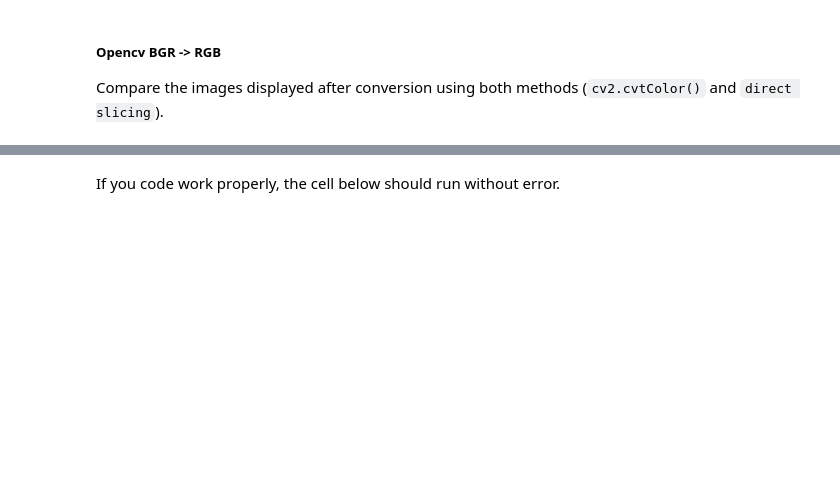
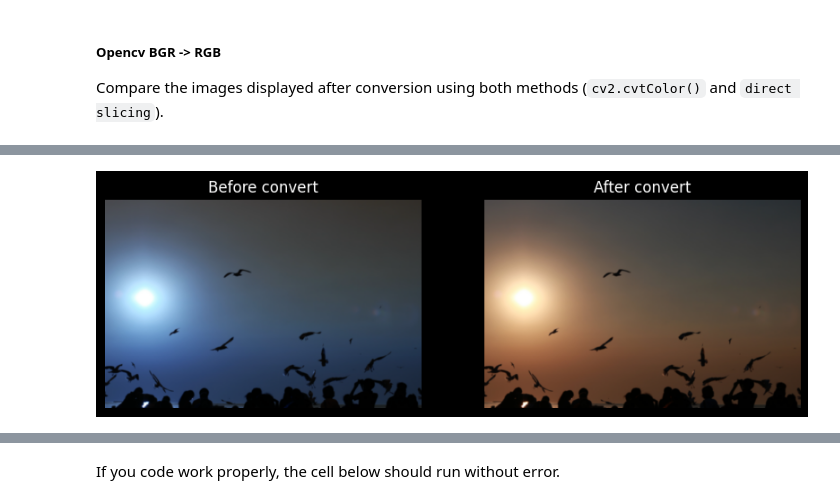
Before and after one commit to pomneii/Image-Processing, a Jupyter notebook: Lab1_image-representation/Lab1_1.ipynb, the cells around one changed output, grey strips where cells are left out. Cells and saved outputs as stored; diff of their text form; code cells hidden in the pictures; blank space fills up the shorter version.

```diff
--- a/Lab1_image-representation/Lab1_1.ipynb
+++ b/Lab1_image-representation/Lab1_1.ipynb
@@ -111,3 +141,22 @@ Use `cv2.cvtColor()`
+# %%
+### START CODE HERE ###
+fig, axs = plt.subplots(1, 2, figsize=(10, 5)) # row, column, size
+
+axs[0].imshow(cv_img) # OpenCV reads images in BGR format
+axs[0].set_title("Before convert") # set title
+axs[0].axis("off") # turn off axis
+
+# Convert BGR to RGB
+cvt_cv = cv2.cvtColor(cv_img, cv2.COLOR_BGR2RGB)
+axs[1].imshow(cvt_cv) # convert BGR -> RGB
+axs[1].set_title("After convert")
+axs[1].axis("off")
+
+plt.show()
+
+### END CODE HERE ###
+# %% [output]
+[figure, added]
 # %% [markdown]
 Use `direct slicing method (array[...])`
 <details>
```
Also changed, not shown: parts of 21 cells of this notebook, 7 other files.
